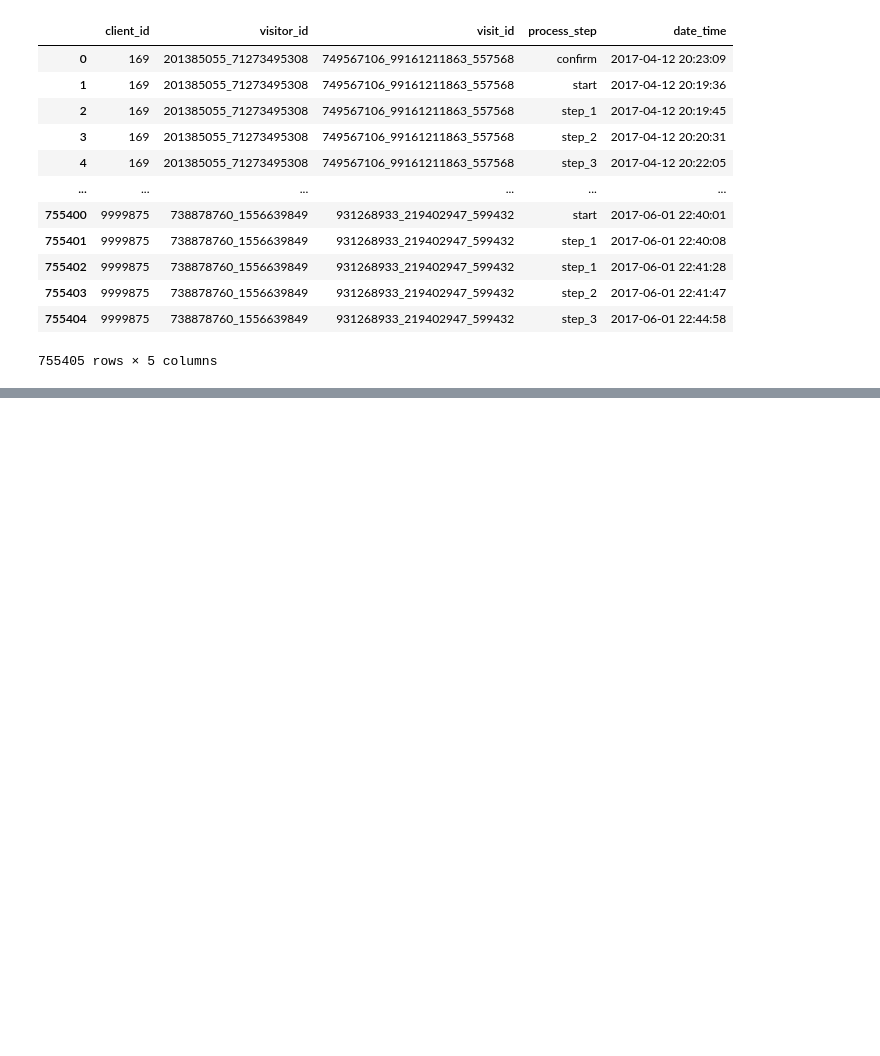
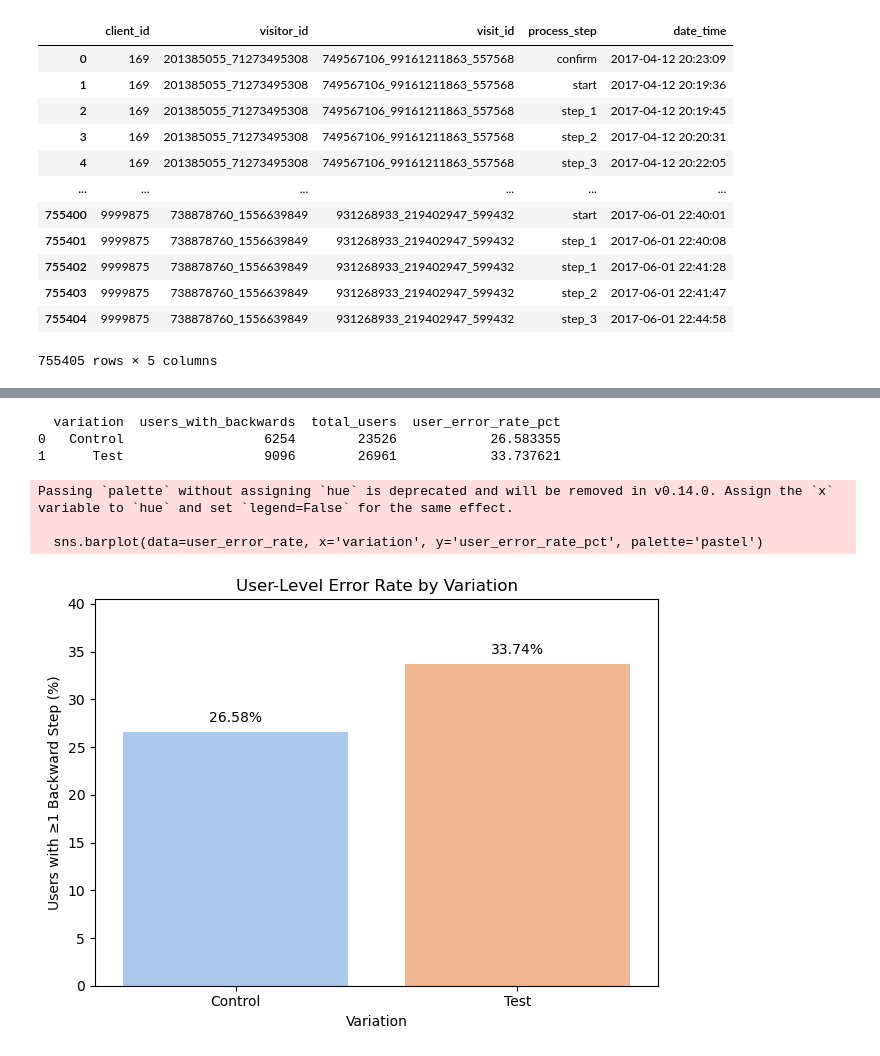
Before and after one commit to Doarsa/Vanguard-project, a Jupyter notebook: Vanguard data.ipynb, the cells around one changed output, grey strips where cells are left out. Drawn from its saved outputs; the diff is of its cells as text; code cells hidden in the pictures; blank space fills up the shorter version.

```diff
--- a/Vanguard data.ipynb
+++ b/Vanguard data.ipynb
@@ -224,0 +409,39 @@ merged_df
+# %%
+# User-Level Error Rate Calculation Breakdown
+
+
+# Identify which visits had at least one backward step
+backward_visits = df[df['is_backward'] == True][['visit_id', 'client_id', 'variation']].drop_duplicates()
+
+# Count how many **unique users** had at least one backward step, grouped by variation
+user_backward_counts = backward_visits.groupby('variation')['client_id'].nunique().reset_index()
+user_backward_counts.columns = ['variation', 'users_with_backwards']
+
+# Count total users per group
+total_users = df.groupby('variation')['client_id'].nunique().reset_index()
+total_users.columns = ['variation', 'total_users']
+
+# Merge and calculate user-level error rate
+user_error_rate = pd.merge(user_backward_counts, total_users, on='variation')
+user_error_rate['user_error_rate_pct'] = (user_error_rate['users_with_backwards'] / user_error_rate['total_users']) * 100
+
+print(user_error_rate)
+# %% [output]
+  variation  users_with_backwards  total_users  user_error_rate_pct
+0   Control                  6254        23526            26.583355
+1      Test                  9096        26961            33.737621
+# %%
+sns.barplot(data=user_error_rate, x='variation', y='user_error_rate_pct', palette='pastel')
+plt.title('User-Level Error Rate by Variation')
+plt.ylabel('Users with ≥1 Backward Step (%)')
+plt.xlabel('Variation')
+for i, row in user_error_rate.iterrows():
+    plt.text(i, row['user_error_rate_pct'] + 1, f"{row['user_error_rate_pct']:.2f}%", ha='center')
+plt.ylim(0, user_error_rate['user_error_rate_pct'].max() * 1.2)
+plt.tight_layout()
+plt.show()
+# %% [output]
+Passing `palette` without assigning `hue` is deprecated and will be removed in v0.14.0. Assign the `x` variable to `hue` and set `legend=False` for the same effect.
+
+  sns.barplot(data=user_error_rate, x='variation', y='user_error_rate_pct', palette='pastel')
+[figure, added]
```
Also changed, not shown: parts of 10 cells of this notebook, 1 other file.
